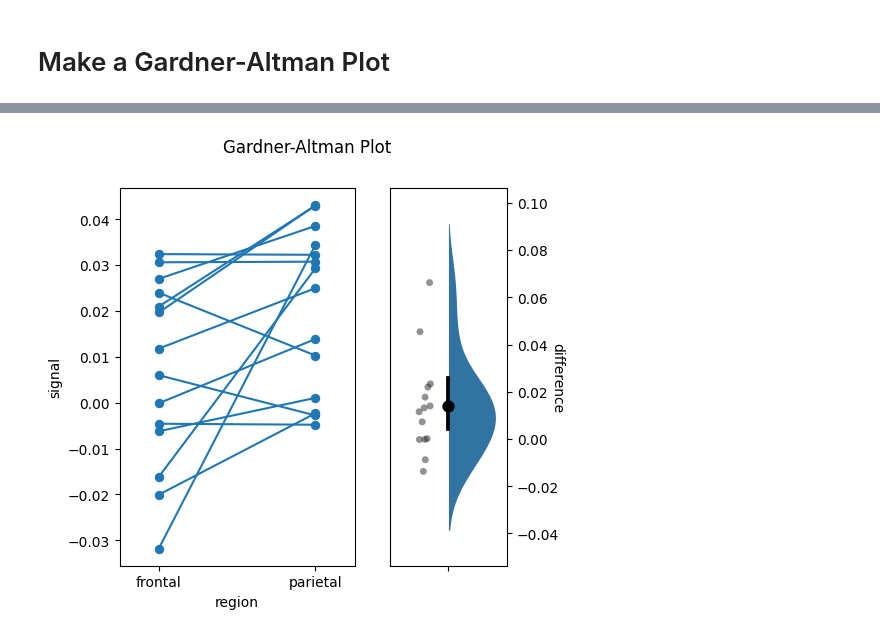
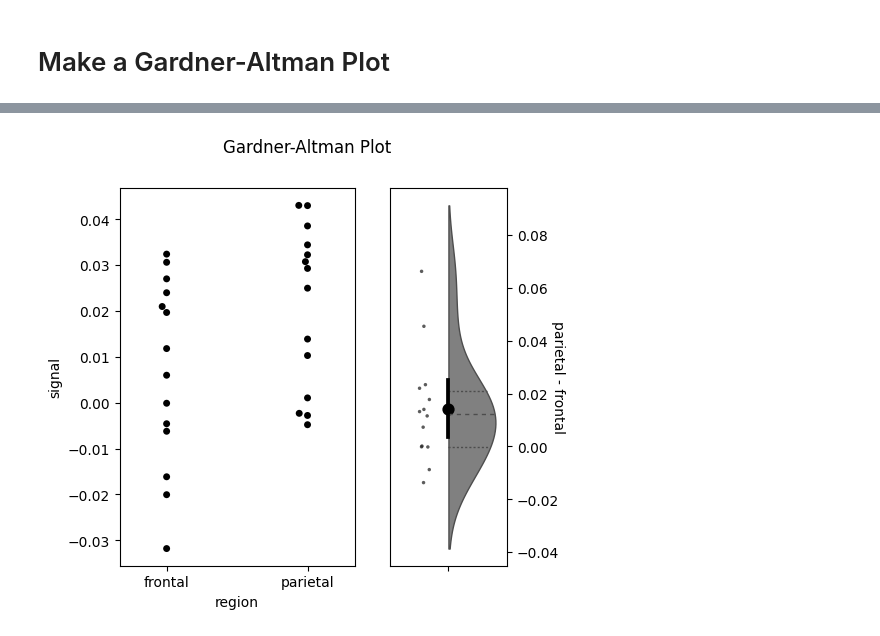
Before and after one commit to lcdunne/visualisation, a Jupyter notebook: single_gardner_altman.ipynb, the cells around one changed output, grey strips where cells are left out. Drawn from its saved outputs; the diff is of its cells as text; code cells hidden in the pictures.

```diff
--- a/single_gardner_altman.ipynb
+++ b/single_gardner_altman.ipynb
@@ -75,39 +80,42 @@ def ghost_hue(data, y: str = None, side=-1):
     B = A.copy()
     B['_hue'] = 'B'
     return pd.concat([A, B])
-# %%
-# Single factor
-factor = 'region'
-subject = 'subject'
-
-data = df.loc[df['event']=='stim'].drop('event', axis=1)
-
-# Get the difference
-wide = data.set_index([subject, factor]).unstack(1)
-wide.columns = [j for i, j in wide.columns]
-wide
-
-a, b = 'frontal', 'parietal'
-
-wide['difference'] = wide[b] - wide[a]
-
-fig, ax = plt.subplots(1, 2, figsize=(5,5), dpi=100, gridspec_kw={'width_ratios': [2,1]})
-
-# Paired plot
-sns.lineplot(data=data, x='region', y='signal', units='subject', estimator=None, marker='o', markeredgecolor=None, ax=ax[0])
-
-# Difference plotting
-chopplot(plot_type='violin', data=wide, y='difference', color='C0', linewidth=0, alpha=0.5, side=1, ax=ax[1])
-chopplot(plot_type='strip', data=wide, y='difference', linewidth=0, alpha=0.5, side=-1, color='k', ax=ax[1], zorder=999)
-sns.pointplot(data=wide, y='difference', color='k', zorder=999, ax=ax[1], ci=95)
-
-# Formatting
-ax[0].set(xlim=(-0.25, 1.25))
-ax[1].yaxis.tick_right()
-ax[1].yaxis.set_label_position('right')
-ax[1].set_ylabel(ax[1].get_ylabel(), rotation=-90)
-ax[1].set(xlabel=None)
-plt.suptitle('Gardner-Altman Plot')
-plt.show()
-# %% [output]
-[figure, removed]
+# %%
+data = df.loc[df['event']=='stim'].drop('event', axis=1)
+
+subject = 'subject'
+factor = 'region'
+y = 'signal'
+a, b = 'frontal', 'parietal'
+paired = False
+
+
+# Get the difference
+wide = data.set_index([subject, factor]).unstack(1)
+wide.columns = [j for i, j in wide.columns]
+diffname = f'{b}_minus_{a}'
+wide[diffname] = wide[b] - wide[a]
+
+fig, ax = plt.subplots(1, 2, figsize=(5,5), dpi=100, gridspec_kw={'width_ratios': [2,1]})
+
+if paired:
+    # Paired plot
+    sns.lineplot(data=data, x=factor, y=y, units=subject, color='k', estimator=None, marker='o', markeredgecolor=None, ax=ax[0])
+else:
+    sns.swarmplot(data=data, x=factor, y=y, color='k', ax=ax[0])
+
+# Difference plotting
+chopplot(plot_type='violin', data=wide, y=diffname, color='grey', linewidth=1, alpha=0.5, side=1, inner='quartile', ax=ax[1])
+chopplot(plot_type='strip', data=wide, y=diffname, linewidth=0, alpha=0.75, side=-1, color='k', marker='.', ax=ax[1], zorder=999)
+sns.pointplot(data=wide, y=diffname, color='k', zorder=999, ax=ax[1], ci=95)
+
+# Formatting
+ax[0].set(xlim=(-1/3, 1+(1/3)))
+ax[1].yaxis.tick_right()
+ax[1].yaxis.set_label_position('right')
+ax[1].set_ylabel(ax[1].get_ylabel().replace('_', ' ').replace('minus', '-'), rotation=-90)
+ax[1].set(xlabel=None)
+plt.suptitle('Gardner-Altman Plot')
+plt.show()
+# %% [output]
+[figure, added]
```
Also changed, not shown: parts of 2 cells of this notebook.
